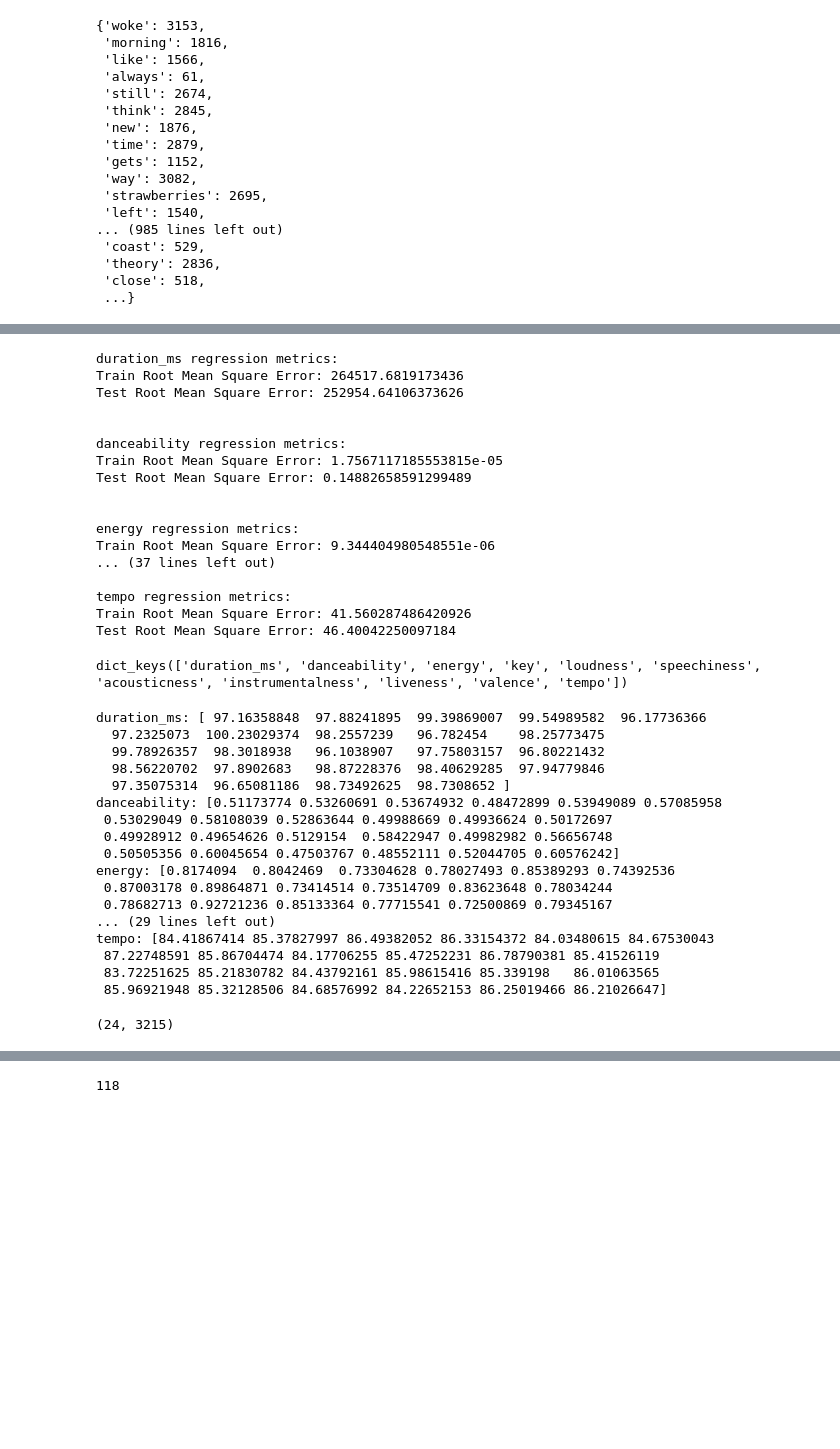
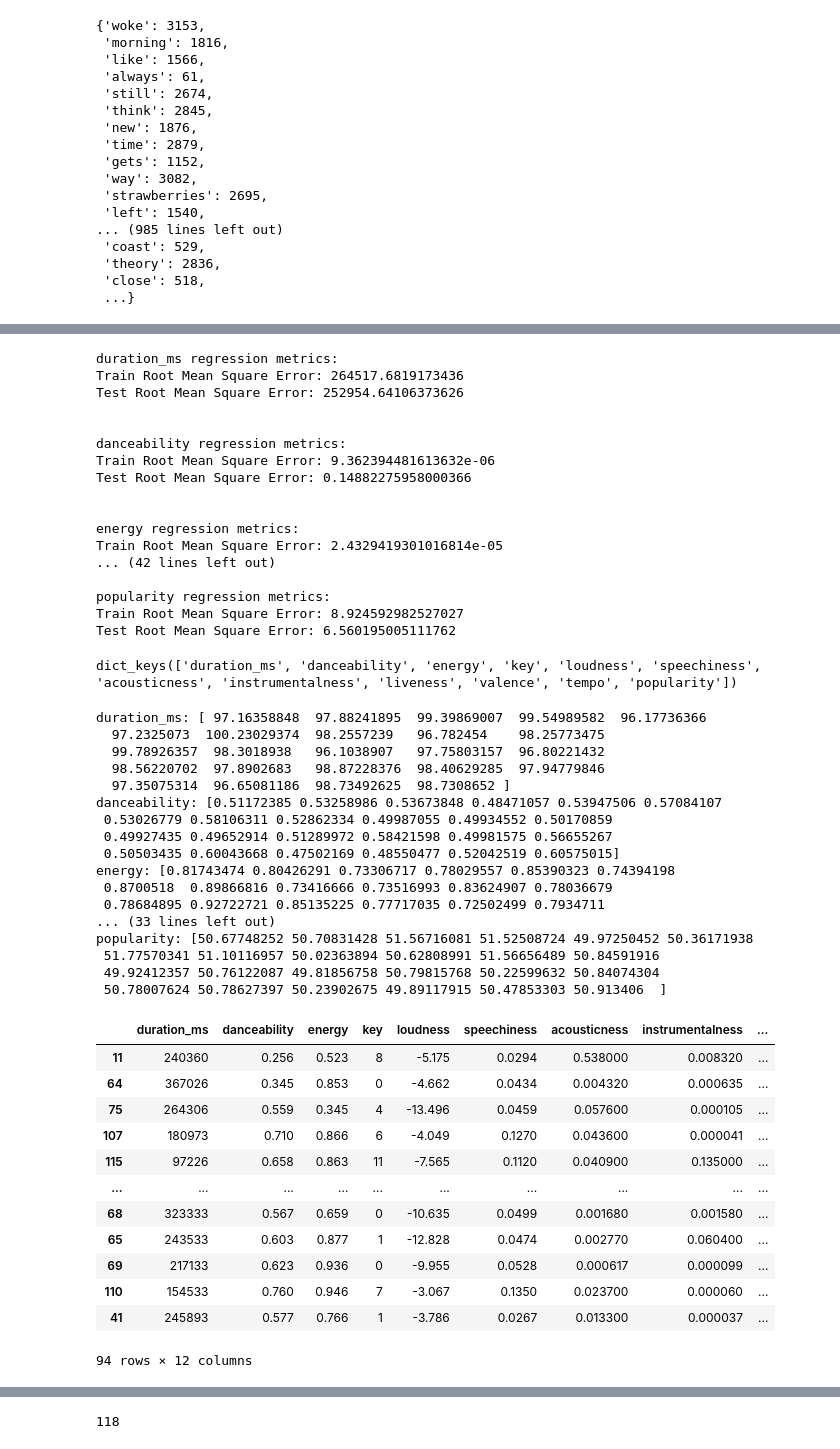
Before and after one commit to klsalcedo/lyric_generation, a Jupyter notebook: lyric_analysis.ipynb, the cells around one changed output, grey strips where cells are left out. Drawn from its saved outputs; the diff is of its cells as text; code cells hidden in the pictures; blank space fills up the shorter version.

```diff
--- a/lyric_analysis.ipynb
+++ b/lyric_analysis.ipynb
@@ -861,7 +861,7 @@ rhcp.head()
 # album_dum = pd.get_dummies(rhcp['album'], drop_first=True)
 rhcp_reg = rhcp.drop(columns=['explicit', 'album', 'track', 'uri',
                               'tokenized_lyrics', 'cleaned_lyrics',
-                              'track_number','popularity','lyrics','explicit'], axis=1)
+                              'track_number','lyrics','explicit'], axis=1)
 # rhcp_reg = pd.concat([rhcp_reg, explicit_dummies], axis=1)
 rhcp_reg
 # %% [output]
@@ -1064,8 +1115,6 @@ for column in y_train:
     svr = LinearSVR()
     model_dict[column] = svr
     print(f'{column} regression metrics:')
-#     if column = 'duration_ms':
-#         word_count =
     single_reg(svr, df_train, df_test, y_train[column], y_test[column])
     print('\n')
 # %% [output]
@@ -1075,21 +1124,21 @@ Test Root Mean Square Error: 252954.64106373626
 
 
 danceability regression metrics:
-Train Root Mean Square Error: 1.7567117185553815e-05
-Test Root Mean Square Error: 0.14882658591299489
+Train Root Mean Square Error: 9.362394481613632e-06
+Test Root Mean Square Error: 0.14882275958000366
 
 
 energy regression metrics:
-Train Root Mean Square Error: 9.344404980548551e-06
-... (37 lines left out)
+Train Root Mean Square Error: 2.4329419301016814e-05
+... (42 lines left out)
 
-tempo regression metrics:
-Train Root Mean Square Error: 41.560287486420926
-Test Root Mean Square Error: 46.40042250097184
+popularity regression metrics:
+Train Root Mean Square Error: 8.924592982527027
+Test Root Mean Square Error: 6.560195005111762
 # %%
 model_dict.keys()
 # %% [output]
-dict_keys(['duration_ms', 'danceability', 'energy', 'key', 'loudness', 'speechiness', 'acousticness', 'instrumentalness', 'liveness', 'valence', 'tempo'])
+dict_keys(['duration_ms', 'danceability', 'energy', 'key', 'loudness', 'speechiness', 'acousticness', 'instrumentalness', 'liveness', 'valence', 'tempo', 'popularity'])
 # %%
 for key in model_dict.keys():
     x = model_dict[key].predict(df_test)
@@ -1100,19 +1149,31 @@ duration_ms: [ 97.16358848  97.88241895  99.39869007  99.54989582  96.17736366
   99.78926357  98.3018938   96.1038907   97.75803157  96.80221432
   98.56220702  97.8902683   98.87228376  98.40629285  97.94779846
   97.35075314  96.65081186  98.73492625  98.7308652 ]
-danceability: [0.51173774 0.53260691 0.53674932 0.48472899 0.53949089 0.57085958
- 0.53029049 0.58108039 0.52863644 0.49988669 0.49936624 0.50172697
- 0.49928912 0.49654626 0.5129154  0.58422947 0.49982982 0.56656748
- 0.50505356 0.60045654 0.47503767 0.48552111 0.52044705 0.60576242]
-energy: [0.8174094  0.8042469  0.73304628 0.78027493 0.85389293 0.74392536
- 0.87003178 0.89864871 0.73414514 0.73514709 0.83623648 0.78034244
- 0.78682713 0.92721236 0.85133364 0.77715541 0.72500869 0.79345167
-... (29 lines left out)
-tempo: [84.41867414 85.37827997 86.49382052 86.33154372 84.03480615 84.67530043
- 87.22748591 85.86704474 84.17706255 85.47252231 86.78790381 85.41526119
- 83.72251625 85.21830782 84.43792161 85.98615416 85.339198   86.01063565
- 85.96921948 85.32128506 84.68576992 84.22652153 86.25019466 86.21026647]
+danceability: [0.51172385 0.53258986 0.53673848 0.48471057 0.53947506 0.57084107
+ 0.53026779 0.58106311 0.52862334 0.49987055 0.49934552 0.50170859
+ 0.49927435 0.49652914 0.51289972 0.58421598 0.49981575 0.56655267
+ 0.50503435 0.60043668 0.47502169 0.48550477 0.52042519 0.60575015]
+energy: [0.81743474 0.80426291 0.73306717 0.78029557 0.85390323 0.74394198
+ 0.8700518  0.89866816 0.73416666 0.73516993 0.83624907 0.78036679
+ 0.78684895 0.92722721 0.85135225 0.77717035 0.72502499 0.7934711
+... (33 lines left out)
+popularity: [50.67748252 50.70831428 51.56716081 51.52508724 49.97250452 50.36171938
+ 51.77570341 51.10116957 50.02363894 50.62808991 51.56656489 50.84591916
+ 49.92412357 50.76122087 49.81856758 50.79815768 50.22599632 50.84074304
+ 50.78007624 50.78627397 50.23902675 49.89117915 50.47853303 50.913406  ]
-# %%
-df_test.shape
-# %% [output]
-(24, 3215)
+# %%
+y_train
+# %% [output]
+|  | duration_ms | danceability | energy | key | loudness | speechiness | acousticness | instrumentalness | ... |
+| 11 | 240360 | 0.256 | 0.523 | 8 | -5.175 | 0.0294 | 0.538000 | 0.008320 | ... |
+| 64 | 367026 | 0.345 | 0.853 | 0 | -4.662 | 0.0434 | 0.004320 | 0.000635 | ... |
+| 75 | 264306 | 0.559 | 0.345 | 4 | -13.496 | 0.0459 | 0.057600 | 0.000105 | ... |
+| 107 | 180973 | 0.710 | 0.866 | 6 | -4.049 | 0.1270 | 0.043600 | 0.000041 | ... |
+| 115 | 97226 | 0.658 | 0.863 | 11 | -7.565 | 0.1120 | 0.040900 | 0.135000 | ... |
+| ... | ... | ... | ... | ... | ... | ... | ... | ... | ... |
+| 68 | 323333 | 0.567 | 0.659 | 0 | -10.635 | 0.0499 | 0.001680 | 0.001580 | ... |
+| 65 | 243533 | 0.603 | 0.877 | 1 | -12.828 | 0.0474 | 0.002770 | 0.060400 | ... |
+| 69 | 217133 | 0.623 | 0.936 | 0 | -9.955 | 0.0528 | 0.000617 | 0.000099 | ... |
+| 110 | 154533 | 0.760 | 0.946 | 7 | -3.067 | 0.1350 | 0.023700 | 0.000060 | ... |
+| 41 | 245893 | 0.577 | 0.766 | 1 | -3.786 | 0.0267 | 0.013300 | 0.000037 | ... |
+94 rows × 12 columns
```
Also changed, not shown: parts of 75 cells of this notebook, 1 other file.
